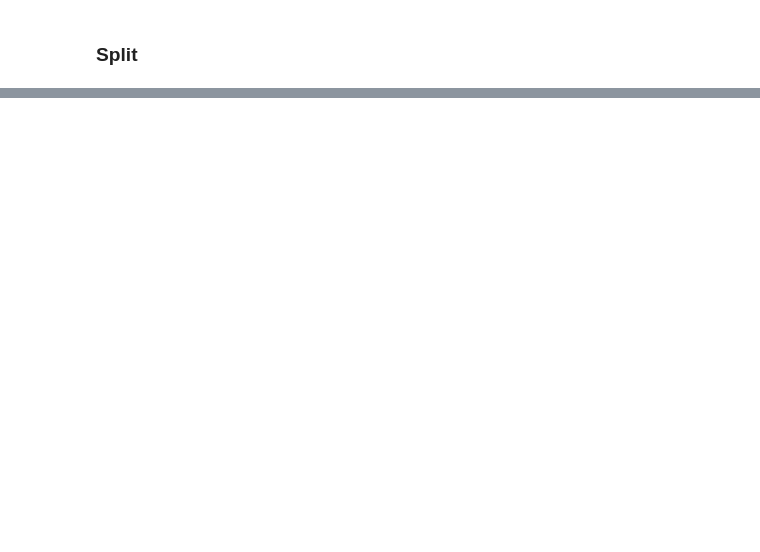
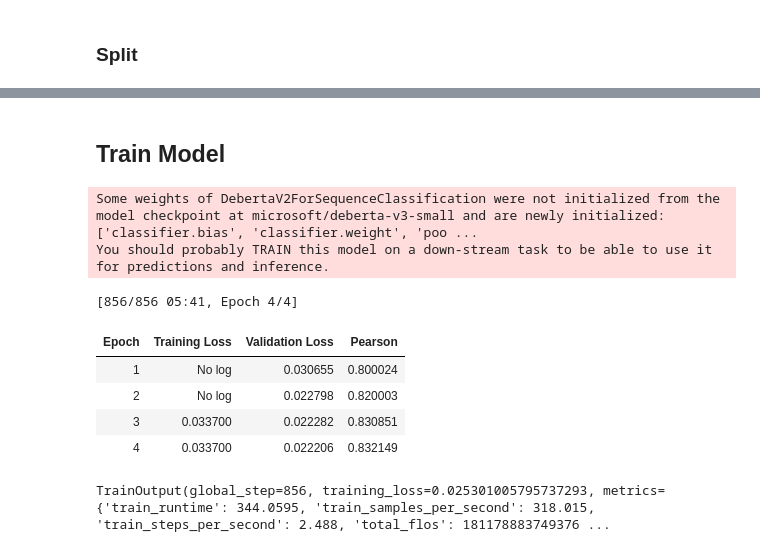
Before and after one commit to jamieoliver/us-patents-240918, a Jupyter notebook: us-patents.ipynb, the cells around one changed output, grey strips where cells are left out. Drawn from its saved outputs; the diff is of its cells as text; code cells hidden in the pictures; blank space fills up the shorter version.

Commit message:
Train model

```diff
--- a/us-patents.ipynb
+++ b/us-patents.ipynb
@@ -127,8 +138,4 @@ Dataset({
 # %%
-from transformers import *
-
-logging.set_verbosity_error()
-
-tokenizer = AutoTokenizer.from_pretrained('microsoft/deberta-v3-small')
+tokenizer = AutoTokenizer.from_pretrained(model_name)
 list(tokenizer.vocab.items())[:5]
 # %% [output]
@@ -144,6 +147,6 @@ TAPAS models are not usable since `tensorflow_probability` can't be loaded. It s
 # %%
 def tokenize(x):
-  return tokenizer(x['input'])
+  return tokenizer(x['input'], padding='max_length', truncation=True, max_length=64)
 
 training_dataset = training_dataset.map(tokenize, batched=True)
 training_dataset[0]['input_ids']
@@ -212,3 +213,48 @@ DatasetDict({
         num_rows: 36
     })
 })
+# %% [markdown]
+## Train Model
+# %%
+import numpy as np
+
+def pearson(eval_preds):
+  return {'pearson': np.corrcoef(*eval_preds)[0][1]}
+# %%
+num_epochs = 4
+batch_size = 128
+learning_rate = 8e-5
+
+training_args = TrainingArguments('outputs',
+                                  eval_strategy='epoch',
+                                  per_device_train_batch_size=batch_size,
+                                  per_device_eval_batch_size=batch_size * 2,
+                                  learning_rate=learning_rate,
+                                  weight_decay=0.1,
+                                  num_train_epochs=num_epochs,
+                                  lr_scheduler_type='cosine',
+                                  warmup_ratio=0.1,
+                                  fp16=True,
+                                  report_to='none')
+
+model = AutoModelForSequenceClassification.from_pretrained(model_name, num_labels=1)
+
+trainer = Trainer(model,
+                  training_args,
+                  train_dataset=dataset_dict['train'],
+                  eval_dataset=dataset_dict['valid'],
+                  tokenizer=tokenizer,
+                  compute_metrics=pearson)
+# %% [output]
+Some weights of DebertaV2ForSequenceClassification were not initialized from the model checkpoint at microsoft/deberta-v3-small and are newly initialized: ['classifier.bias', 'classifier.weight', 'poo ...
+You should probably TRAIN this model on a down-stream task to be able to use it for predictions and inference.
+# %%
+trainer.train()
+# %% [output]
+[856/856 05:41, Epoch 4/4]
+| Epoch | Training Loss | Validation Loss | Pearson |
+| 1 | No log | 0.030655 | 0.800024 |
+| 2 | No log | 0.022798 | 0.820003 |
+| 3 | 0.033700 | 0.022282 | 0.830851 |
+| 4 | 0.033700 | 0.022206 | 0.832149 |
+TrainOutput(global_step=856, training_loss=0.025301005795737293, metrics={'train_runtime': 344.0595, 'train_samples_per_second': 318.015, 'train_steps_per_second': 2.488, 'total_flos': 181178883749376 ...
```
Also changed, not shown: parts of 8 cells of this notebook.
